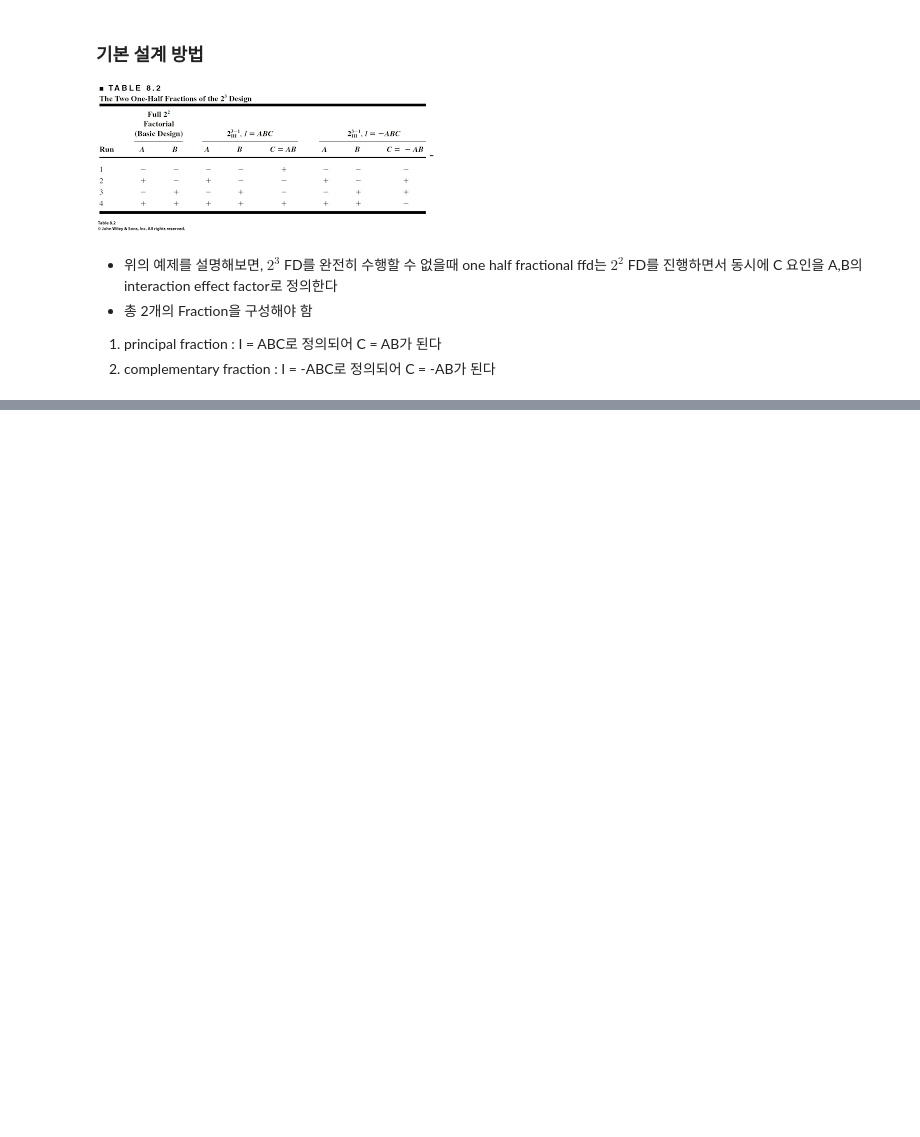
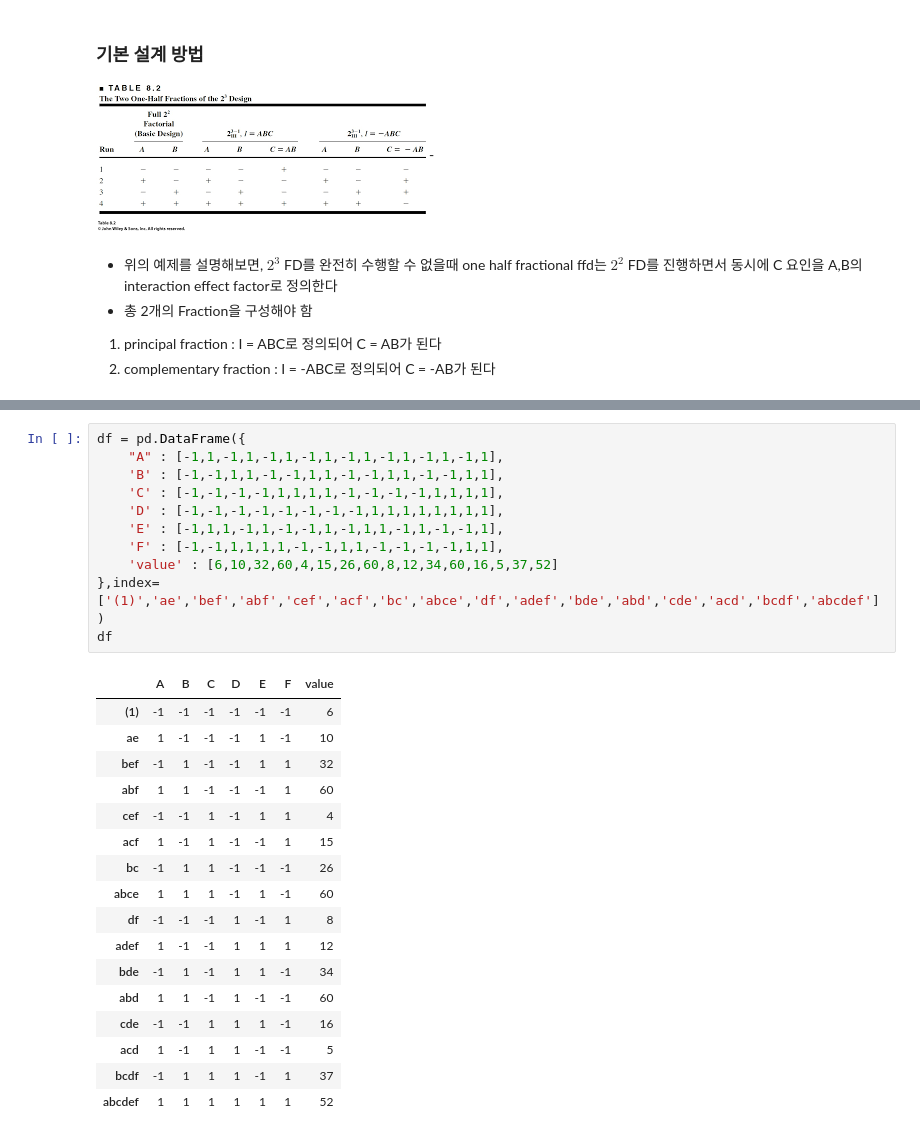
Before and after one commit to fursew05/DOE, a Jupyter notebook: 실험계획법_7장.ipynb, the cells around one changed output, grey strips where cells are left out. Drawn from its saved outputs; the diff is of its cells as text; blank space fills up the shorter version.

```diff
--- a/실험계획법_7장.ipynb
+++ b/실험계획법_7장.ipynb
@@ -122,0 +156,29 @@ dtype: float64
+# %%
+df = pd.DataFrame({
+    "A" : [-1,1,-1,1,-1,1,-1,1,-1,1,-1,1,-1,1,-1,1],
+    'B' : [-1,-1,1,1,-1,-1,1,1,-1,-1,1,1,-1,-1,1,1],
+    'C' : [-1,-1,-1,-1,1,1,1,1,-1,-1,-1,-1,1,1,1,1],
+    'D' : [-1,-1,-1,-1,-1,-1,-1,-1,1,1,1,1,1,1,1,1],
+    'E' : [-1,1,1,-1,1,-1,-1,1,-1,1,1,-1,1,-1,-1,1],
+    'F' : [-1,-1,1,1,1,1,-1,-1,1,1,-1,-1,-1,-1,1,1],
+    'value' : [6,10,32,60,4,15,26,60,8,12,34,60,16,5,37,52]
+},index=['(1)','ae','bef','abf','cef','acf','bc','abce','df','adef','bde','abd','cde','acd','bcdf','abcdef'])
+df
+# %% [output]
+|  | A | B | C | D | E | F | value |
+| (1) | -1 | -1 | -1 | -1 | -1 | -1 | 6 |
+| ae | 1 | -1 | -1 | -1 | 1 | -1 | 10 |
+| bef | -1 | 1 | -1 | -1 | 1 | 1 | 32 |
+| abf | 1 | 1 | -1 | -1 | -1 | 1 | 60 |
+| cef | -1 | -1 | 1 | -1 | 1 | 1 | 4 |
+| acf | 1 | -1 | 1 | -1 | -1 | 1 | 15 |
+| bc | -1 | 1 | 1 | -1 | -1 | -1 | 26 |
+| abce | 1 | 1 | 1 | -1 | 1 | -1 | 60 |
+| df | -1 | -1 | -1 | 1 | -1 | 1 | 8 |
+| adef | 1 | -1 | -1 | 1 | 1 | 1 | 12 |
+| bde | -1 | 1 | -1 | 1 | 1 | -1 | 34 |
+| abd | 1 | 1 | -1 | 1 | -1 | -1 | 60 |
+| cde | -1 | -1 | 1 | 1 | 1 | -1 | 16 |
+| acd | 1 | -1 | 1 | 1 | -1 | -1 | 5 |
+| bcdf | -1 | 1 | 1 | 1 | -1 | 1 | 37 |
+| abcdef | 1 | 1 | 1 | 1 | 1 | 1 | 52 |
```
Also changed, not shown: parts of 10 cells of this notebook.
